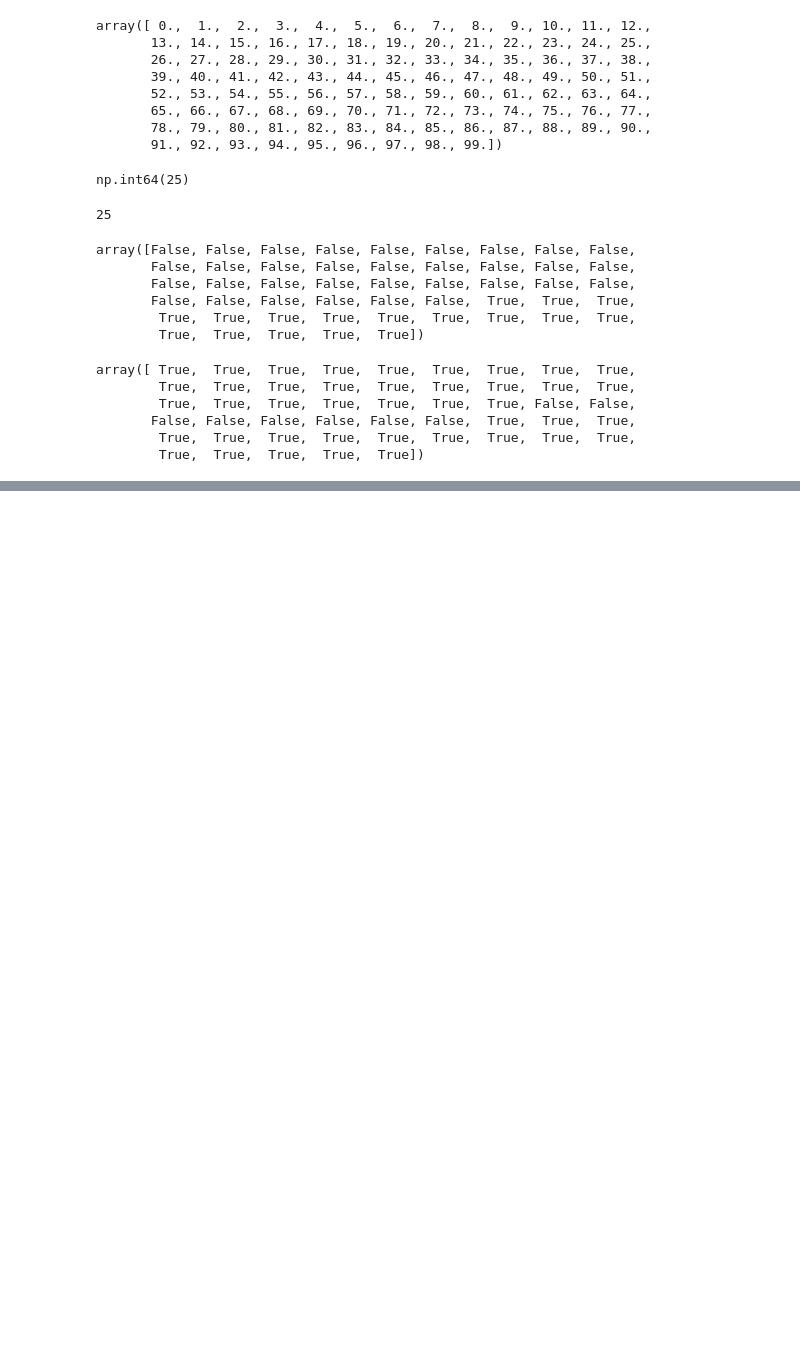
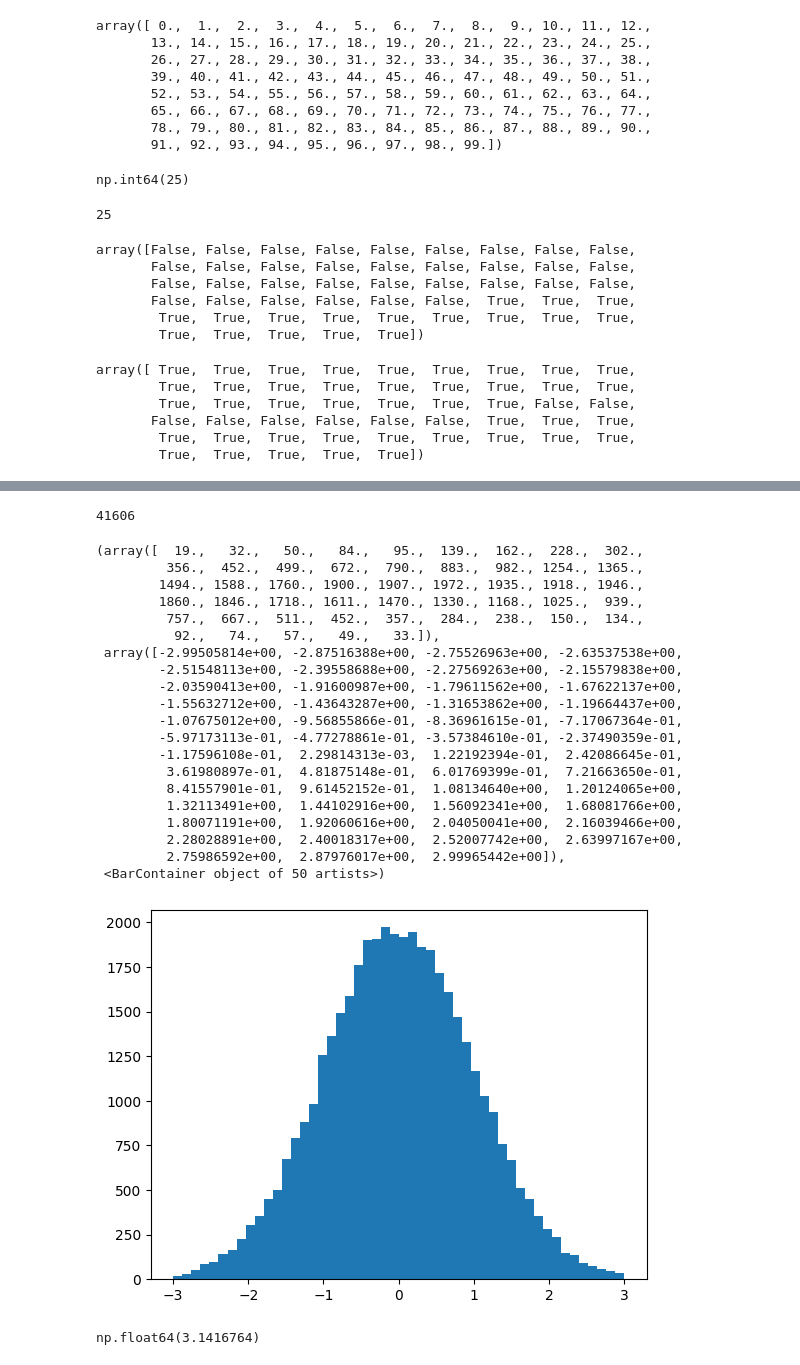
Before and after one commit to parkergeorge30/Phys41, a Jupyter notebook: Phys41-Notes.ipynb, the cells around one changed output, grey strips where cells are left out. Drawn from its saved outputs; the diff is of its cells as text; code cells hidden in the pictures; blank space fills up the shorter version.

```diff
--- a/Phys41-Notes.ipynb
+++ b/Phys41-Notes.ipynb
@@ -536,0 +617,39 @@ array([ True,  True,  True,  True,  True,  True,  True,  True,  True,
+# %%
+def loop(N):
+    out = []
+    for i in range(0,N):
+        x = np.random.rand()*6-3
+        y = np.random.rand()
+        if np.exp(-x**2/2) > y:
+            out.append(x)
+    return np.array(out)
+# %%
+normallist = loop(100000)
+# %%
+len(normallist)
+# %% [output]
+41606
+# %%
+plt.hist(normallist, bins = 50)
+# %% [output]
+(array([  19.,   32.,   50.,   84.,   95.,  139.,  162.,  228.,  302.,
+         356.,  452.,  499.,  672.,  790.,  883.,  982., 1254., 1365.,
+        1494., 1588., 1760., 1900., 1907., 1972., 1935., 1918., 1946.,
+        1860., 1846., 1718., 1611., 1470., 1330., 1168., 1025.,  939.,
+         757.,  667.,  511.,  452.,  357.,  284.,  238.,  150.,  134.,
+          92.,   74.,   57.,   49.,   33.]),
+ array([-2.99505814e+00, -2.87516388e+00, -2.75526963e+00, -2.63537538e+00,
+        -2.51548113e+00, -2.39558688e+00, -2.27569263e+00, -2.15579838e+00,
+        -2.03590413e+00, -1.91600987e+00, -1.79611562e+00, -1.67622137e+00,
+        -1.55632712e+00, -1.43643287e+00, -1.31653862e+00, -1.19664437e+00,
+        -1.07675012e+00, -9.56855866e-01, -8.36961615e-01, -7.17067364e-01,
+        -5.97173113e-01, -4.77278861e-01, -3.57384610e-01, -2.37490359e-01,
+        -1.17596108e-01,  2.29814313e-03,  1.22192394e-01,  2.42086645e-01,
+         3.61980897e-01,  4.81875148e-01,  6.01769399e-01,  7.21663650e-01,
+         8.41557901e-01,  9.61452152e-01,  1.08134640e+00,  1.20124065e+00,
+         1.32113491e+00,  1.44102916e+00,  1.56092341e+00,  1.68081766e+00,
+         1.80071191e+00,  1.92060616e+00,  2.04050041e+00,  2.16039466e+00,
+         2.28028891e+00,  2.40018317e+00,  2.52007742e+00,  2.63997167e+00,
+         2.75986592e+00,  2.87976017e+00,  2.99965442e+00]),
+ <BarContainer object of 50 artists>)
+[figure, added]
@@ -536,0 +664,4 @@ array([ True,  True,  True,  True,  True,  True,  True,  True,  True,
+# %%
+mypi(int(1e8))
+# %% [output]
+np.float64(3.1416764)
```
Also changed, not shown: parts of 21 cells of this notebook.
